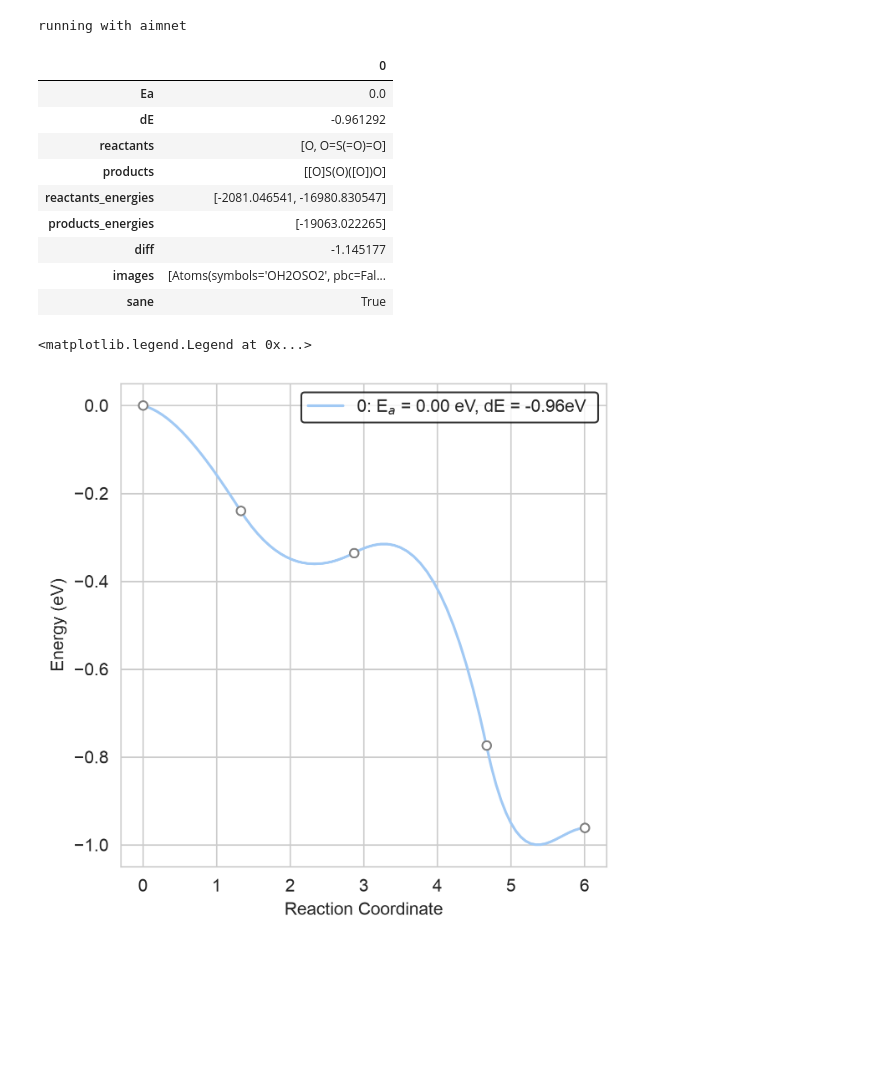
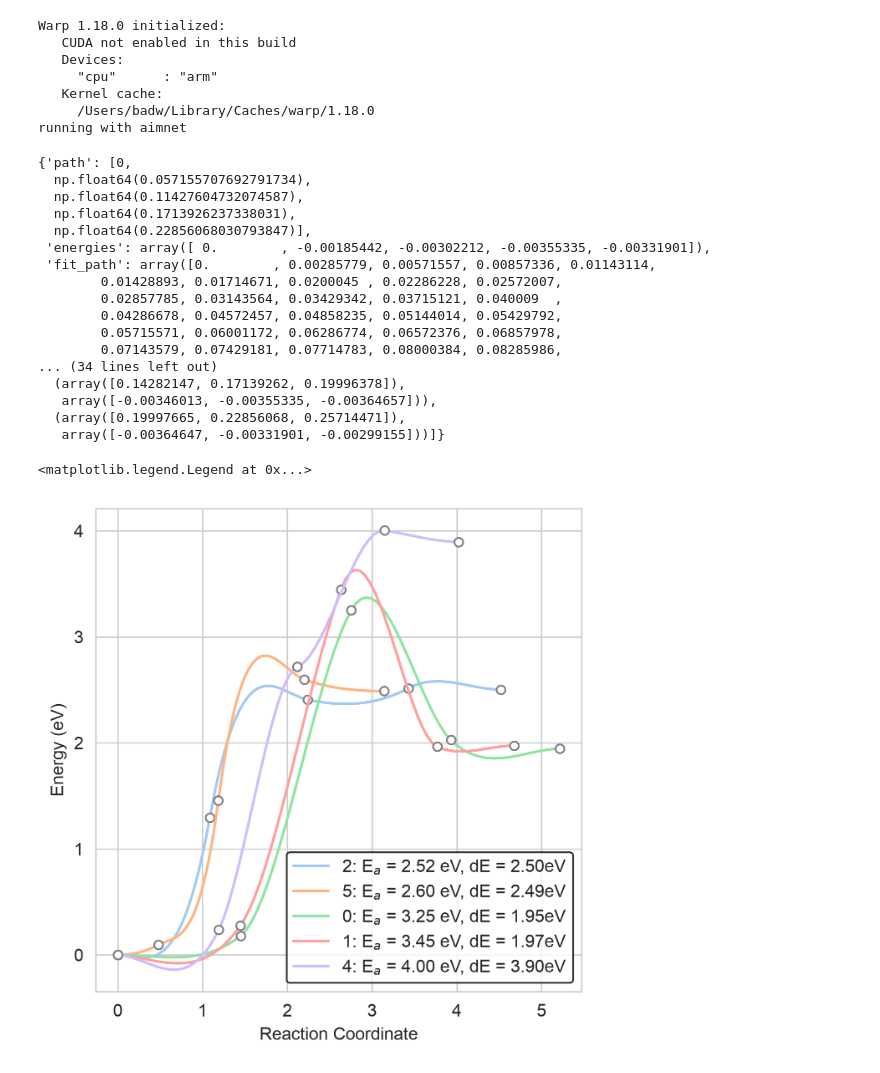
Before and after one commit to badw/arcs-kinetics, a Jupyter notebook: notebooks/3_neb_calculations.ipynb, the cells around one changed output. Saved outputs shown, nothing was run; the diff lists cells and outputs as text; code cells hidden in the pictures; blank space fills up the shorter version.

```diff
--- a/notebooks/3_neb_calculations.ipynb
+++ b/notebooks/3_neb_calculations.ipynb
@@ -6,8 +6,4 @@ from ase.visualize import view
 from arcskin.make_neb_endpoints import make_endpoints
 import pandas as pd
 
-possible_paths = {0: {'reactants': ['O', 'O=S(=O)=O'],
-  'products': ['[O]S(O)([O])O'],
-  'reactants_energies': [-2081.0465410080456, -16980.83054728788],
-  'products_energies': [-19063.022265076153],
-  'diff': np.float64(-1.145176780228212)}}
+possible_paths = {0: {'reactants': ['O=S(=O)=O', 'O'], 'products': ['O=S=O', 'OO'], 'reactants_energies': [-16980.83054728788, -2081.0465410080456], 'products_energies': [-14933.34580738717, -4126.563266182274], 'diff': np.float64(1.9680147264807601)}, 1: {'reactants': ['O=S(=O)=O', 'O'], 'products': ['O=S=O', '[OH]', '[OH]'], 'reactants_energies': [-16980.83054728788, -2081.0465410080456], 'products_energies': [-14933.34580738717, -2059.4313946648535, -2059.4313946648535], 'diff': np.float64(9.668491579046531)}, 2: {'reactants': ['O=S(=O)=O', 'O'], 'products': ['OO[S@](=O)O'], 'reactants_energies': [-16980.83054728788, -2081.0465410080456], 'products_energies': [-19059.928917438057], 'diff': np.float64(1.948170857867808)}, 3: {'reactants': ['O=S(=O)=O', 'O'], 'products': ['[OH]', '[O]S(=O)O'], 'reactants_energies': [-16980.83054728788, -2081.0465410080456], 'products_energies': [-2059.4313946648535, -16995.138381407873], 'diff': np.float64(7.307312223198096)}, 4: {'reactants': ['O=S(=O)=O', 'O'], 'products': ['[OH]', '[O]SOO'], 'reactants_energies': [-16980.83054728788, -2081.0465410080456], 'products_energies': [-2059.4313946648535, -16994.291466310904], 'diff': np.float64(8.154227320166683)}, 5: {'reactants': ['O=S(=O)=O', 'O'], 'products': ['[O]O', '[O]SO'], 'reactants_energies': [-16980.83054728788, -2081.0465410080456], 'products_energies': [-4106.682936928662, -14947.518029763789], 'diff': np.float64(7.676121603475622)}}
@@ -59,53 +77,71 @@ from arcskin.run_neb import run_all
 
 results = run_all(reaction_endpoints,n_images=3)
 # %% [output]
+Warp 1.18.0 initialized:
+   CUDA not enabled in this build
+   Devices:
+     "cpu"      : "arm"
+   Kernel cache:
+     /Users/badw/Library/Caches/warp/1.18.0
 running with aimnet
 # %%
-results.T
+results.T[3]["nebfit"]
 # %% [output]
-|  | 0 |
-| Ea | 0.0 |
-| dE | -0.961292 |
-| reactants | [O, O=S(=O)=O] |
-| products | [[O]S(O)([O])O] |
-| reactants_energies | [-2081.046541, -16980.830547] |
-| products_energies | [-19063.022265] |
-| diff | -1.145177 |
-| images | [Atoms(symbols='OH2OSO2', pbc=Fal... |
-| sane | True |
+{'path': [0,
+  np.float64(0.057155707692791734),
+  np.float64(0.11427604732074587),
+  np.float64(0.1713926237338031),
+  np.float64(0.22856068030793847)],
+ 'energies': array([ 0.        , -0.00185442, -0.00302212, -0.00355335, -0.00331901]),
+ 'fit_path': array([0.        , 0.00285779, 0.00571557, 0.00857336, 0.01143114,
+        0.01428893, 0.01714671, 0.0200045 , 0.02286228, 0.02572007,
+        0.02857785, 0.03143564, 0.03429342, 0.03715121, 0.040009  ,
+        0.04286678, 0.04572457, 0.04858235, 0.05144014, 0.05429792,
+        0.05715571, 0.06001172, 0.06286774, 0.06572376, 0.06857978,
+        0.07143579, 0.07429181, 0.07714783, 0.08000384, 0.08285986,
+... (34 lines left out)
+  (array([0.14282147, 0.17139262, 0.19996378]),
+   array([-0.00346013, -0.00355335, -0.00364657])),
+  (array([0.19997665, 0.22856068, 0.25714471]),
+   array([-0.00364647, -0.00331901, -0.00299155]))]}
+# %%
+import pickle
+with open("test.p","wb") as f:
+    pickle.dump(results,f)
 # %%
 import seaborn as sns
 import matplotlib.pyplot as plt
 from ase.mep import NEBTools
 from ase.utils import forcecurve
 import seaborn as sns
 import matplotlib.pyplot as plt
 from ase.mep import NEBTools
 from ase.utils import forcecurve
 import collections
 
 sns.set_style('whitegrid')
 sns.set_palette('pastel')
 
 def plot_nebruns(image_dict,ax,**kws):
     for k,v in image_dict.items():
-        fit = forcecurve.fit_images(v["images"])
-        Ef = fit[1].max()
-        ax.plot(fit[2],fit[3],label=f'{k}: E$_a$ = {Ef :.2F} eV, dE = {v["dE"]:.2F}eV ')
-        ax.plot(fit[0],fit[1],**kws)
+        if v["sane"]:
+            fit = v["nebfit"]
+            Ef = fit["energies"].max()
+            ax.plot(fit["fit_path"],fit["fit_energies"],label=f'{k}: E$_a$ = {Ef :.2F} eV, dE = {v["dE"]:.2F}eV')
+            ax.plot(fit["path"],fit["energies"],**kws)
 
 kws = {'marker':'o',
        'linestyle':'None',
        'color':'grey',
        'markerfacecolor':'white',
        'markersize':5}
 
 fig,ax = plt.subplots(ncols=1,nrows=1,figsize=(5,5),dpi=300,sharey=True,sharex=True)
 plot_nebruns(image_dict=results.T,ax=ax,**kws)
 ax.set_ylabel('Energy (eV)')
 ax.set_xlabel('Reaction Coordinate')
     #flat_ax[i].set_title(f"expansion={nebbys[i]["expansion"]},rattle={nebbys[i]["rattle"]},nimages={nebbys[i]["nimages"]}")
 ax.legend(edgecolor="black")
 # %% [output]
 <matplotlib.legend.Legend at 0x...>
-[figure, old version]
+[figure, new version]
```
Also changed, not shown: parts of 5 cells of this notebook, 2 other files.
